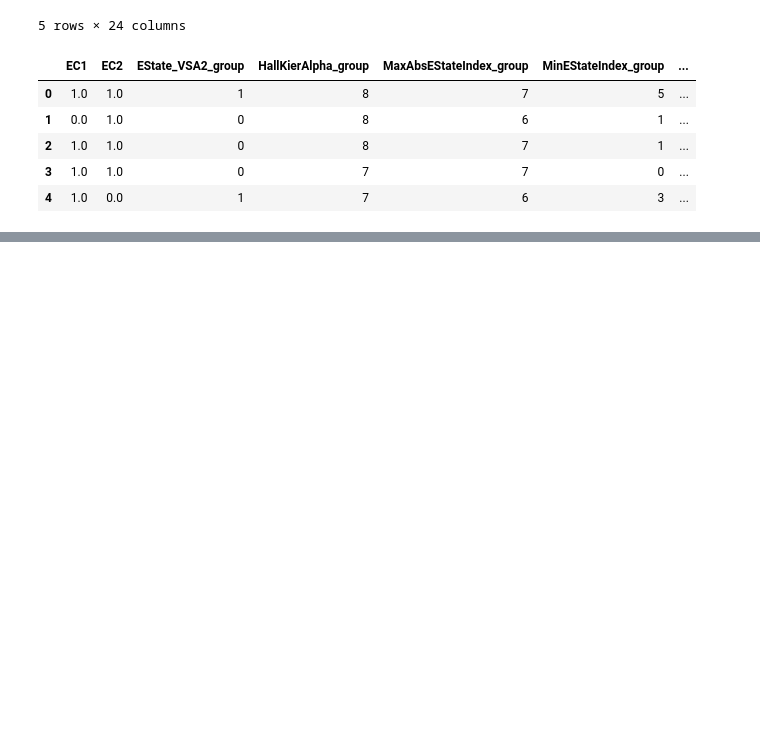
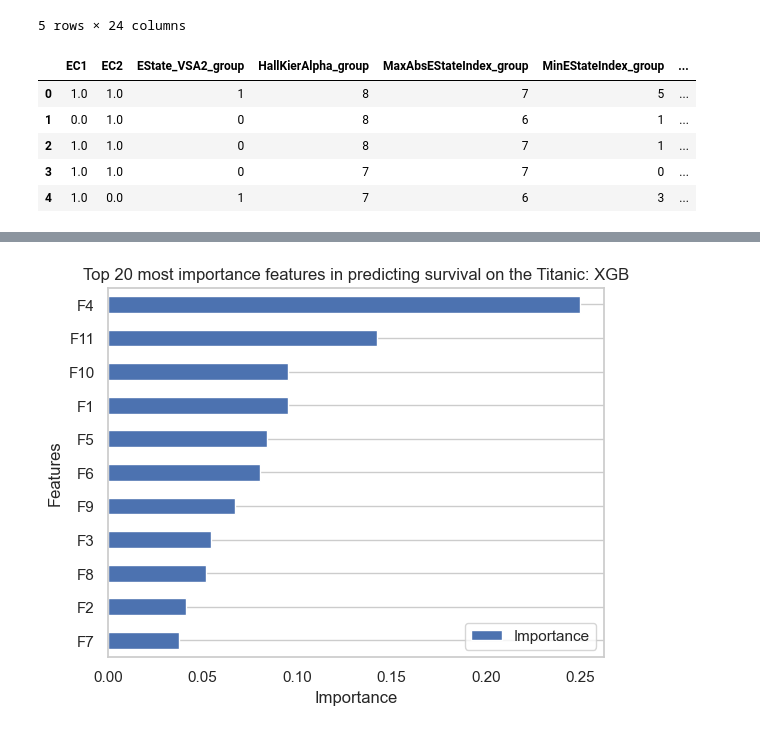
Before and after one commit to praivesi/kaggler, a Jupyter notebook: Explore_Anzyme_Substrate/solve.ipynb, the cells around one changed output, grey strips where cells are left out. Drawn from its saved outputs; the diff is of its cells as text; code cells hidden in the pictures; blank space fills up the shorter version.

```diff
--- a/Explore_Anzyme_Substrate/solve.ipynb
+++ b/Explore_Anzyme_Substrate/solve.ipynb
@@ -360,3 +360,8 @@ normalized_train.head()
 | 2 | 1.0 | 1.0 | 0 | 8 | 7 | 1 | ... |
 | 3 | 1.0 | 1.0 | 0 | 7 | 7 | 0 | ... |
 | 4 | 1.0 | 0.0 | 1 | 7 | 6 | 3 | ... |
+# %%
+for idx, group_name in enumerate(group_names):
+    normalized_train[f'F{idx + 1}'] = normalized_train[group_name]
+
+normalized_train.head()
@@ -362,0 +376,3 @@ normalized_train.head()
+# %%
+normalized_train = normalized_train.drop(group_names, axis=1)
+normalized_train.describe()
@@ -362,0 +398,6 @@ normalized_train.head()
+# %%
+feature_columns = ['F1', 'F2', 'F3', 'F4', 'F5', 'F6', 'F7', 'F8', 'F9', 'F10', 'F11']
+
+dfl = pd.DataFrame()
+dfl[feature_columns] = normalized_train[feature_columns]
+dfl.head()
@@ -362,0 +536,20 @@ normalized_train.head()
+# %%
+# 중요도를 보는 함수를 만듭니다.
+def importance_plotting(data, xlabel, ylabel, title, n=20):
+    sns.set(style='whitegrid')
+    ax = data.tail(n).plot(kind='barh')
+
+    ax.set(title=title, xlabel=xlabel, ylabel=ylabel)
+    ax.xaxis.grid(False)
+    ax.yaxis.grid(True)
+    plt.show()
+# %%
+# 데이터 프레임에 항목 중요도를 넣습니다.
+fi = {'Features': dfl.columns.tolist(), 'Importance': xgb.feature_importances_}
+importance = pd.DataFrame(fi, index=fi['Features']).sort_values('Importance', ascending=True)
+
+title = 'Top 20 most importance features in predicting survival on the Titanic: XGB'
+
+importance_plotting(importance, 'Importance', 'Features', title, 20)
+# %% [output]
+[figure, added]
```
Also changed, not shown: parts of 10 cells of this notebook.
